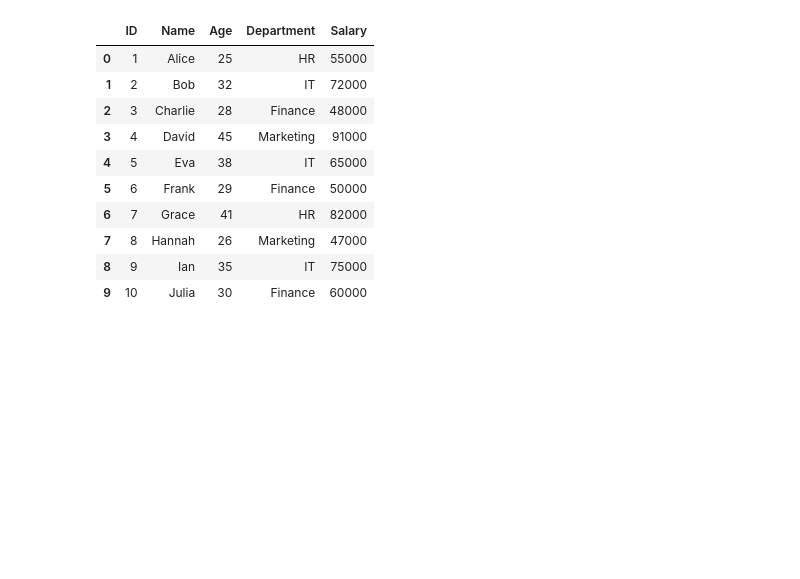
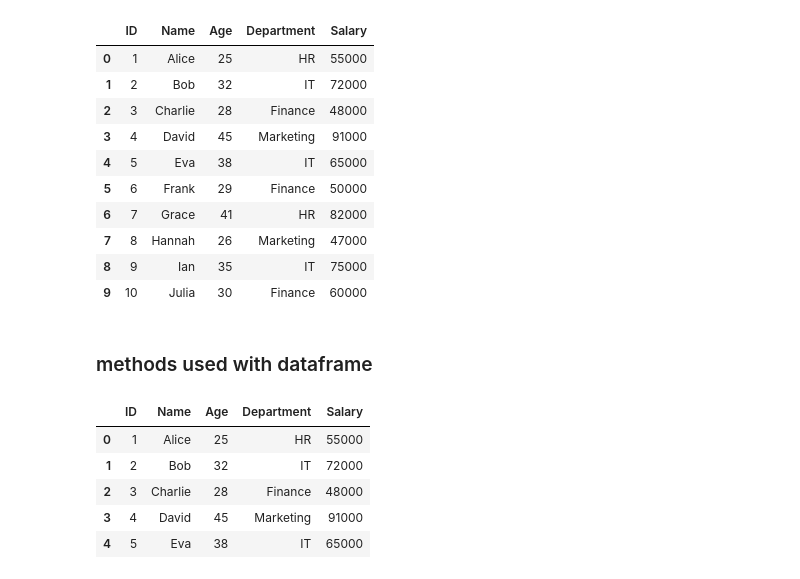
Before and after one commit to Shaik-Khaja-byte/AI-ML-Journey, a Jupyter notebook: Phase 2 - DATA/pandas1.ipynb, the cells around one changed output. Cells and saved outputs as stored; diff of their text form; code cells hidden in the pictures; blank space fills up the shorter version.

```diff
--- a/Phase 2 - DATA/pandas1.ipynb
+++ b/Phase 2 - DATA/pandas1.ipynb
@@ -183,3 +183,14 @@ df
 | 7 | 8 | Hannah | 26 | Marketing | 47000 |
 | 8 | 9 | Ian | 35 | IT | 75000 |
 | 9 | 10 | Julia | 30 | Finance | 60000 |
+# %% [markdown]
+### methods used with dataframe
+# %%
+df.head() # returns the first 5 rows of the dataset
+# %% [output]
+|  | ID | Name | Age | Department | Salary |
+| 0 | 1 | Alice | 25 | HR | 55000 |
+| 1 | 2 | Bob | 32 | IT | 72000 |
+| 2 | 3 | Charlie | 28 | Finance | 48000 |
+| 3 | 4 | David | 45 | Marketing | 91000 |
+| 4 | 5 | Eva | 38 | IT | 65000 |
```
Also changed, not shown: parts of 22 cells of this notebook, 1 other file.
